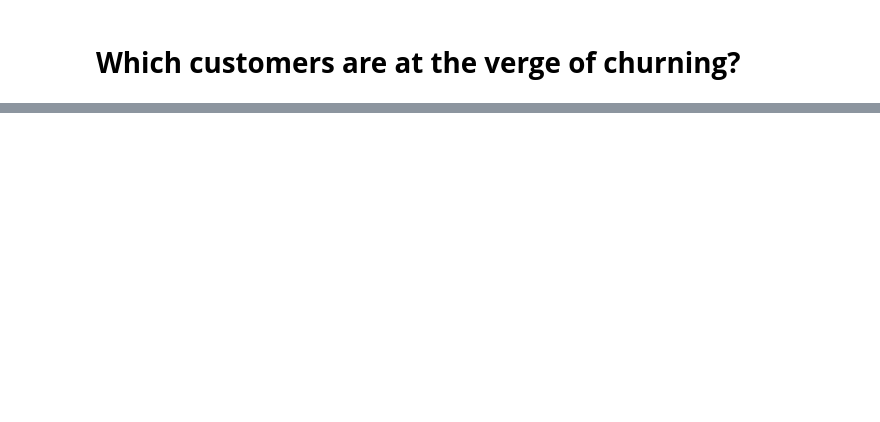
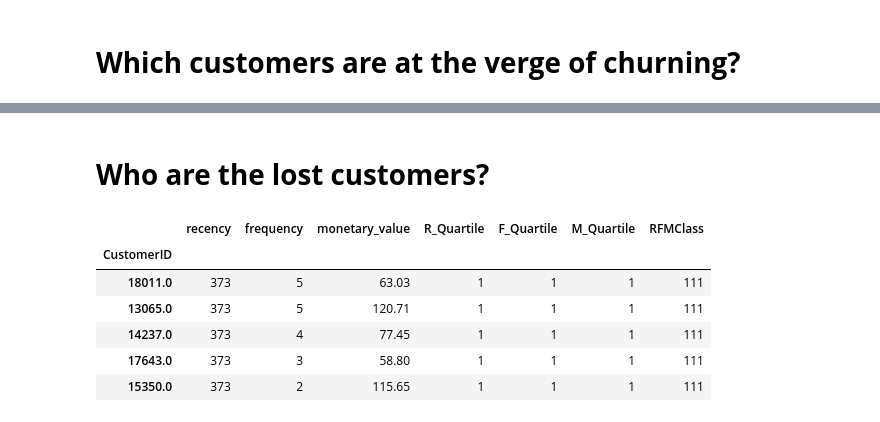
Before and after one commit to wahyunh10/Project-Online-Retail-Dataset, a Jupyter notebook: Online_Retail_Dataset.ipynb, the cells around one changed output, grey strips where cells are left out. Cells and saved outputs as stored; diff of their text form; code cells hidden in the pictures; blank space fills up the shorter version.

```diff
--- a/Online_Retail_Dataset.ipynb
+++ b/Online_Retail_Dataset.ipynb
@@ -704,0 +821,14 @@ RFM_Segment[RFM_Segment['R_Quartile'] <= 2 ].sort_values('monetary_value', ascen
+# %% [markdown]
+# **Who are the lost customers?**
+# %%
+#Customers who's recency, frequency as well as monetary values are low
+
+RFM_Segment[RFM_Segment['RFMClass']=='111'].sort_values('recency',ascending=False).head(5)
+# %% [output]
+|  | recency | frequency | monetary_value | R_Quartile | F_Quartile | M_Quartile | RFMClass |
+| CustomerID |  |  |  |  |  |  |  |
+| 18011.0 | 373 | 5 | 63.03 | 1 | 1 | 1 | 111 |
+| 13065.0 | 373 | 5 | 120.71 | 1 | 1 | 1 | 111 |
+| 14237.0 | 373 | 4 | 77.45 | 1 | 1 | 1 | 111 |
+| 17643.0 | 373 | 3 | 58.80 | 1 | 1 | 1 | 111 |
+| 15350.0 | 373 | 2 | 115.65 | 1 | 1 | 1 | 111 |
```
Also changed, not shown: parts of 22 cells of this notebook.
